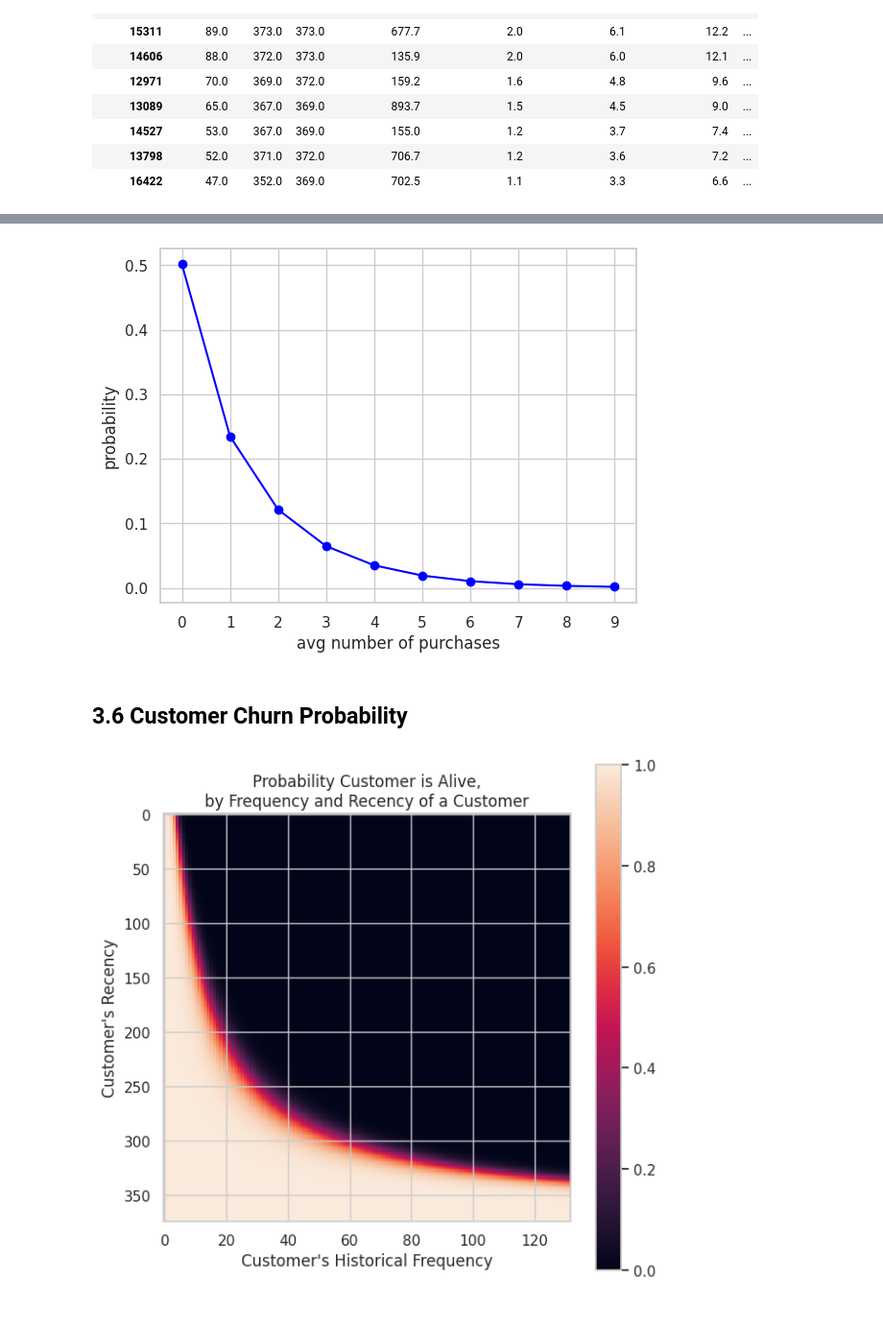
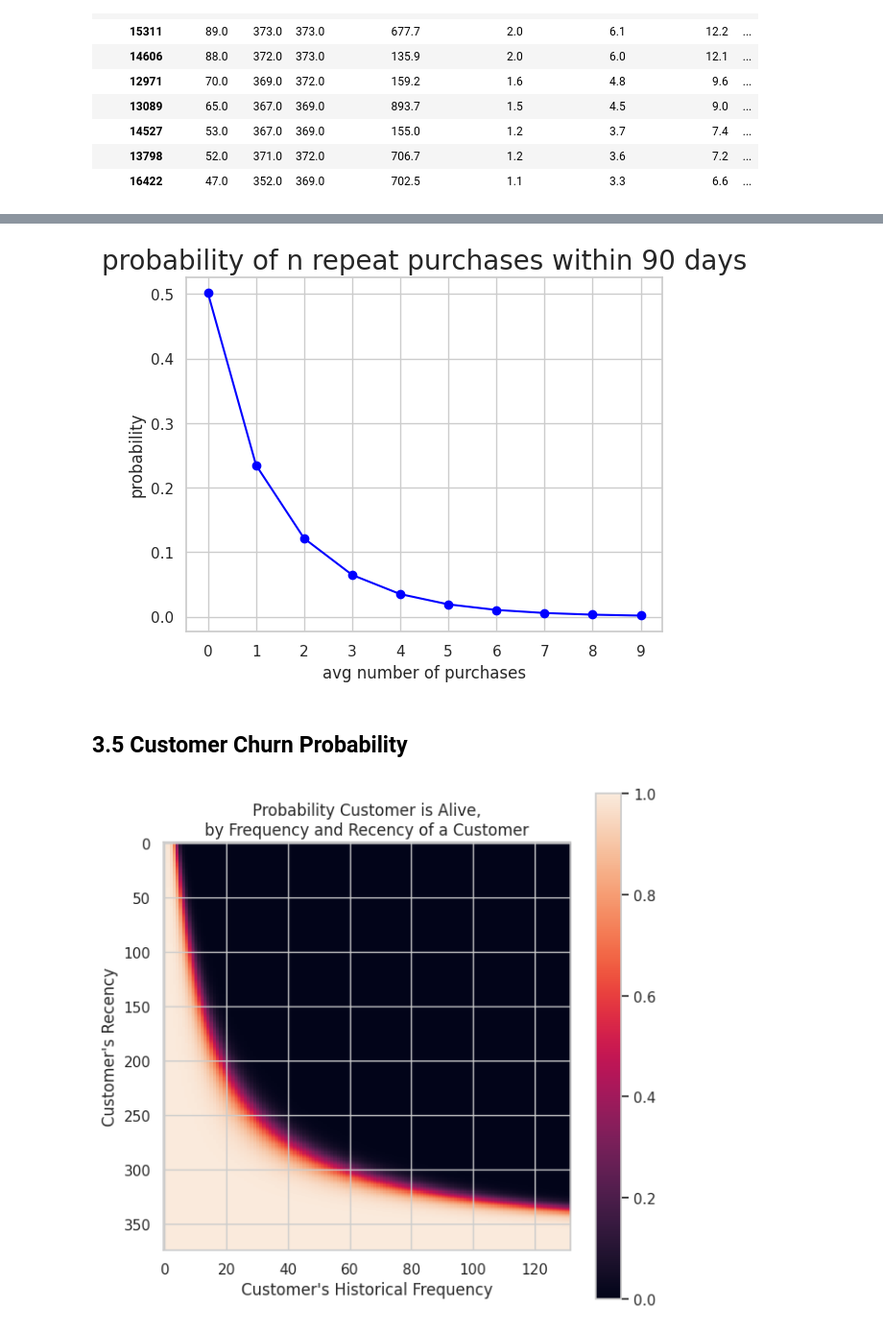
Before and after one commit to Nayoung-young/prj-ecommerce-ltv, a Jupyter notebook: e_commerce_LTV.ipynb, the cells around one changed output, grey strips where cells are left out. Shown at 96% size. Cells and saved outputs as stored; diff of their text form; code cells hidden in the pictures.

```diff
--- a/e_commerce_LTV.ipynb
+++ b/e_commerce_LTV.ipynb
@@ -815,3 +763,5 @@ plot_calibration_purchases_vs_holdout_purchases(BGF, df_ch);
+# %%
+max_date =df_LTV_03["invoice_date"].max()
 # %%
 # determine recency, frequency, T, monetary value for each customer
 df_rft = summary_data_from_transaction_data(
@@ -1034,26 +1035,27 @@ top 10 customers, by their predicted purchases over next 30 days
 # %%
 # helper function: probability of n repeat purchases within t days
 def prob_purch(t, n):
     p = BGF.probability_of_n_purchases_up_to_time(t, n)
     return p
 
   # call helper function: probability of n repeat purchases within t days
 t = 90                  # forecast period, days
 purch = range(0,10,1)   # number of repeat purchases
 probs = [prob_purch(t,n) for n in purch]
 
 dict_probs = dict(zip(purch, probs))
 #_ = [print(k,":",f'{v:.2f}') for k,v in dict_probs.items()]
 
 plt.plot(purch, probs, '-o', color='blue')
+plt.title(f'probability of n repeat purchases within {t} days', fontsize = 20)
 plt.xlabel("avg number of purchases")
 plt.ylabel("probability")
 plt.xticks(purch)
 plt.show()
 # %% [output]
-[figure, old version]
+[figure, new version]
 # %% [markdown]
-## 3.6 Customer Churn Probability
+## 3.5 Customer Churn Probability
 # %%
 # probability that a customer has not churned (= is alive), based on
 # customer's specific recency r and frequency f
```
Also changed, not shown: parts of 46 cells of this notebook.
